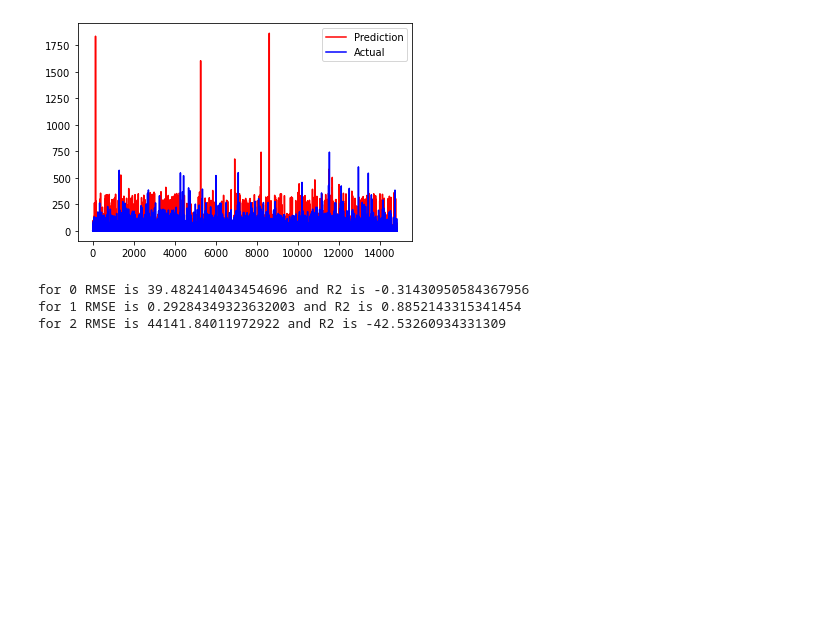
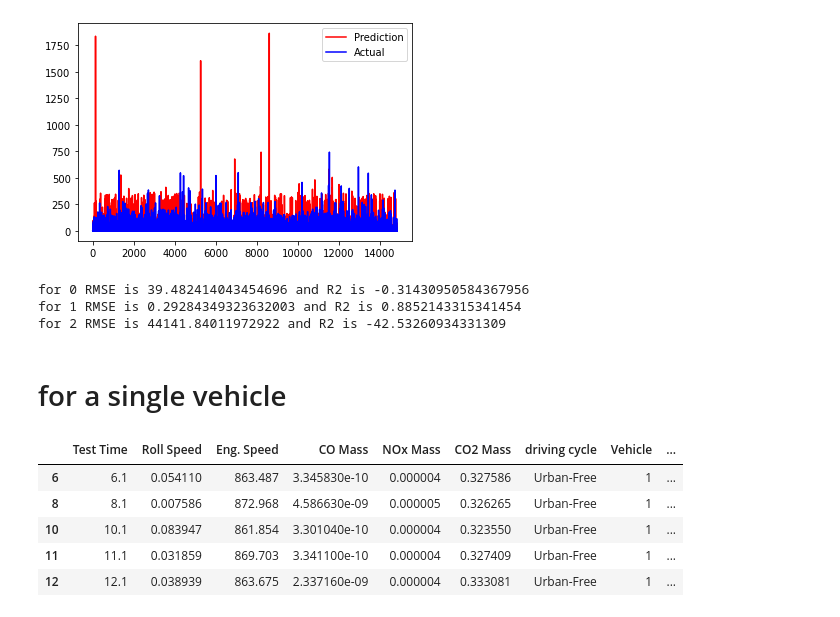
Before and after one commit to msaad1311/TfL-Dataset, a Jupyter notebook: src/EDA-Part2.ipynb, the cells around one changed output. Saved outputs shown, nothing was run; the diff lists cells and outputs as text; code cells hidden in the pictures; blank space fills up the shorter version.

```diff
--- a/src/EDA-Part2.ipynb
+++ b/src/EDA-Part2.ipynb
@@ -216,3 +216,15 @@ for i in range(0,3):
 for 0 RMSE is 39.482414043454696 and R2 is -0.31430950584367956
 for 1 RMSE is 0.29284349323632003 and R2 is 0.8852143315341454
 for 2 RMSE is 44141.84011972922 and R2 is -42.53260934331309
+# %% [markdown]
+# for a single vehicle
+# %%
+veh1_urban_am = data[(data['Vehicle']==1) & (data['driving cycle ']=='Urban-Free')]
+veh1_urban_am.head()
+# %% [output]
+|  | Test Time | Roll Speed | Eng. Speed | CO Mass | NOx Mass | CO2 Mass | driving cycle | Vehicle | ... |
+| 6 | 6.1 | 0.054110 | 863.487 | 3.345830e-10 | 0.000004 | 0.327586 | Urban-Free | 1 | ... |
+| 8 | 8.1 | 0.007586 | 872.968 | 4.586630e-09 | 0.000005 | 0.326265 | Urban-Free | 1 | ... |
+| 10 | 10.1 | 0.083947 | 861.854 | 3.301040e-10 | 0.000004 | 0.323550 | Urban-Free | 1 | ... |
+| 11 | 11.1 | 0.031859 | 869.703 | 3.341100e-10 | 0.000004 | 0.327409 | Urban-Free | 1 | ... |
+| 12 | 12.1 | 0.038939 | 863.675 | 2.337160e-09 | 0.000004 | 0.333081 | Urban-Free | 1 | ... |
```
Also changed, not shown: parts of 3 cells of this notebook.
